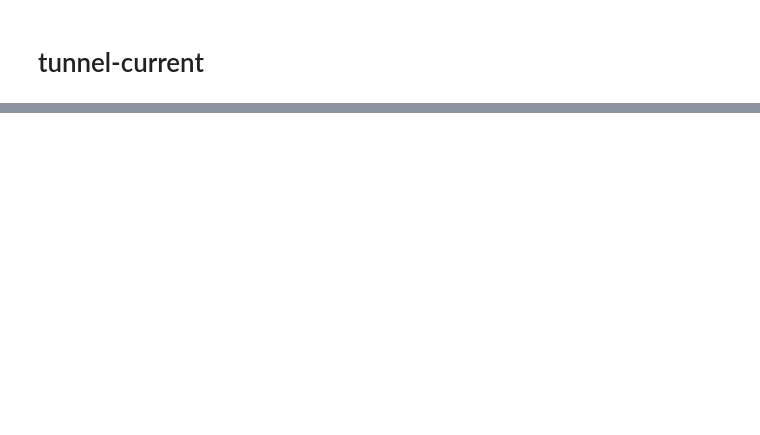
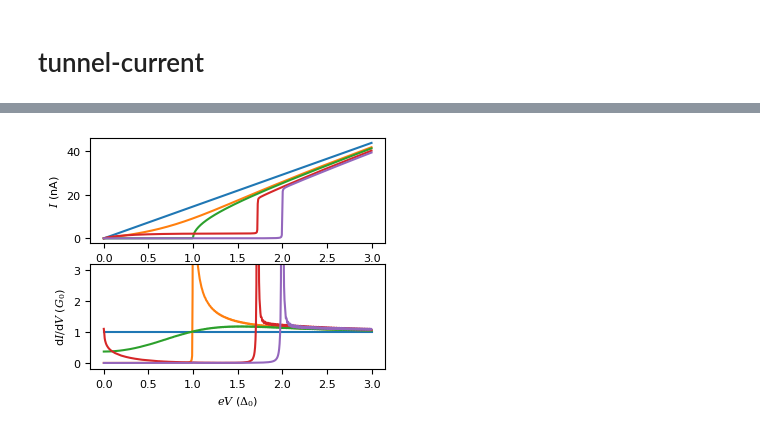
Before and after one commit to schmampf/dissertation, a Jupyter notebook: theory/micro/micro.ipynb, the cells around one changed output, grey strips where cells are left out. Cells and saved outputs as stored; diff of their text form; code cells hidden in the pictures; blank space fills up the shorter version.

```diff
--- a/theory/micro/micro.ipynb
+++ b/theory/micro/micro.ipynb
@@ -246,10 +289,2 @@ fig.savefig("dos-fermi.pdf")
 # %% [markdown]
 # tunnel-current
-# %%
-fig, ax = plt.subplots(1, 1, figsize=(3, 1))
-ax.plot(T, Delta)
-ax.set_xlabel("$T$ ($T_\\mathrm{C}$)")
-ax.set_ylabel("$\\Delta$ ($\\Delta_0$)")
-fig.tight_layout()
-fig.savefig("tunnel-current.pgf")
-fig.savefig("tunnel-current.pdf")
@@ -258,0 +291,76 @@ Text(0, 0.5, '$\\Delta$ ($\\Delta_0$)')
+# %%
+# Test
+Delta_meV = 0.189
+V_mV = np.linspace(0, 3 * Delta_meV, 601)  # mV
+tau = 1
+G_N = tau * G_0_muS
+T_K = 0.8
+Gamma_meV = 0.0
+
+I_NN = G_N * V_mV  # nA
+dIdV_NN = np.gradient(I_NN, V_mV) / G_0_muS
+
+I_NS0 = get_I_nA(
+    V_mV=V_mV,
+    tau=tau,
+    Delta_meV=np.array([0, Delta_meV]),
+    T_K=0.001,
+    Gamma_meV=Gamma_meV,
+    model="dynes",
+)
+dIdV_NS0 = np.gradient(I_NS0, V_mV) / G_0_muS
+
+I_NS = get_I_nA(
+    V_mV=V_mV,
+    tau=tau,
+    Delta_meV=np.array([0, Delta_meV]),
+    T_K=T_K,
+    Gamma_meV=Gamma_meV,
+    model="dynes",
+)
+dIdV_NS = np.gradient(I_NS, V_mV) / G_0_muS
+
+I_SS0 = get_I_nA(
+    V_mV=V_mV,
+    tau=tau,
+    Delta_meV=np.array([Delta_meV, Delta_meV]),
+    T_K=0.001,
+    Gamma_meV=Gamma_meV,
+    model="dynes",
+)
+dIdV_SS0 = np.gradient(I_SS0, V_mV) / G_0_muS
+
+I_SS = get_I_nA(
+    V_mV=V_mV,
+    tau=tau,
+    Delta_meV=np.array([Delta_meV, Delta_meV]),
+    T_K=T_K,
+    Gamma_meV=Gamma_meV,
+    model="dynes",
+)
+dIdV_SS = np.gradient(I_SS, V_mV) / G_0_muS
+
+fig, [ax_IV, ax_dIdV] = plt.subplots(
+    2,
+    1,
+    figsize=(3.8, 3),
+)
+
+ax_IV.plot(V_mV / Delta_meV, I_NN)
+ax_IV.plot(V_mV / Delta_meV, I_NS)
+ax_IV.plot(V_mV / Delta_meV, I_NS0)
+ax_IV.plot(V_mV / Delta_meV, I_SS)
+ax_IV.plot(V_mV / Delta_meV, I_SS0)
+ax_dIdV.plot(V_mV / Delta_meV, dIdV_NN)
+ax_dIdV.plot(V_mV / Delta_meV, dIdV_NS0)
+ax_dIdV.plot(V_mV / Delta_meV, dIdV_NS)
+ax_dIdV.plot(V_mV / Delta_meV, dIdV_SS)
+ax_dIdV.plot(V_mV / Delta_meV, dIdV_SS0)
+
+ax_dIdV.set_ylim(-0.2, 3.2)
+
+ax_IV.set_xlabel("$eV$ ($\\Delta_0$)")
+ax_dIdV.set_xlabel("$eV$ ($\\Delta_0$)")
+ax_IV.set_ylabel("$I$ (nA)")
+ax_dIdV.set_ylabel("d$I/$d$V$ ($G_0$)")
+# %% [output]
@@ -258,0 +368 @@ Text(0, 0.5, '$\\Delta$ ($\\Delta_0$)')
+[figure, added]
```
Also changed, not shown: parts of 9 cells of this notebook, 11 other files.
